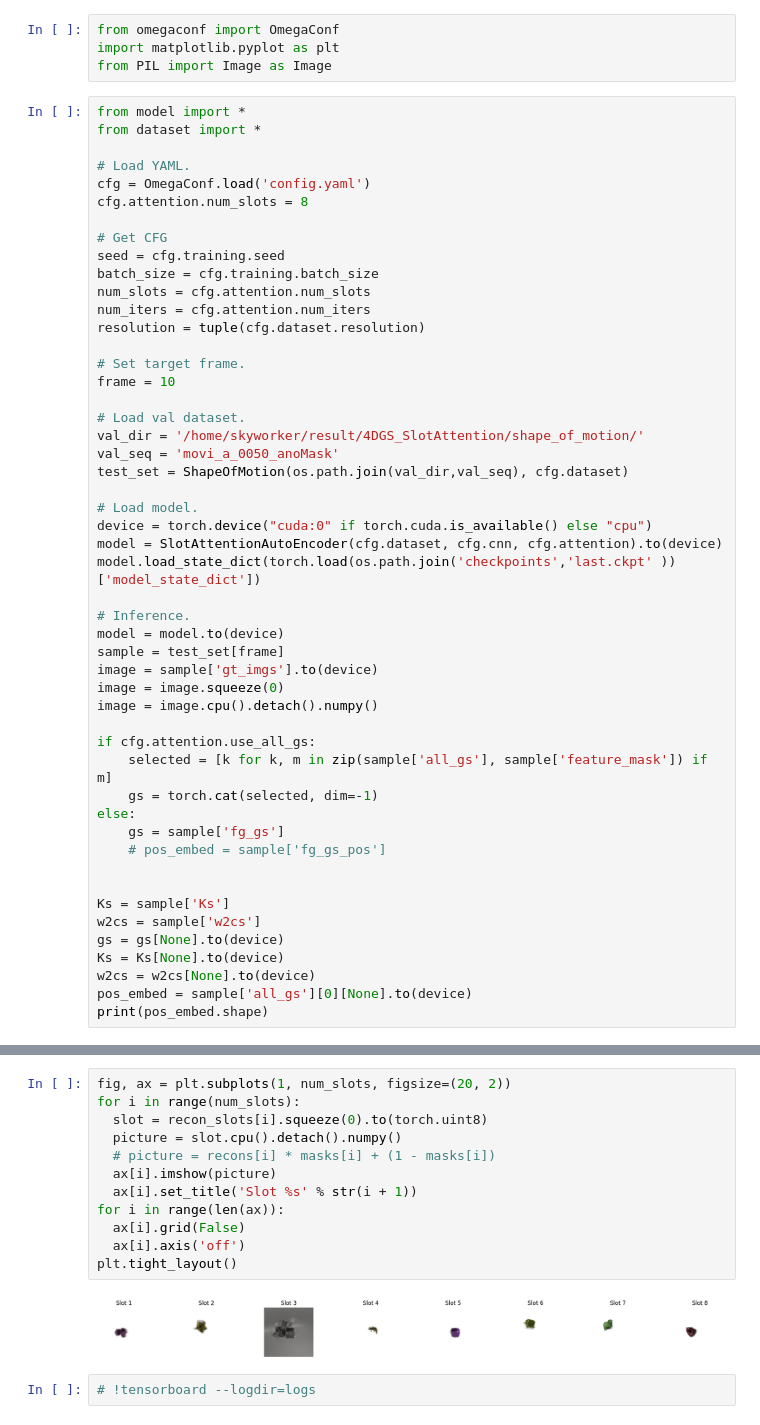
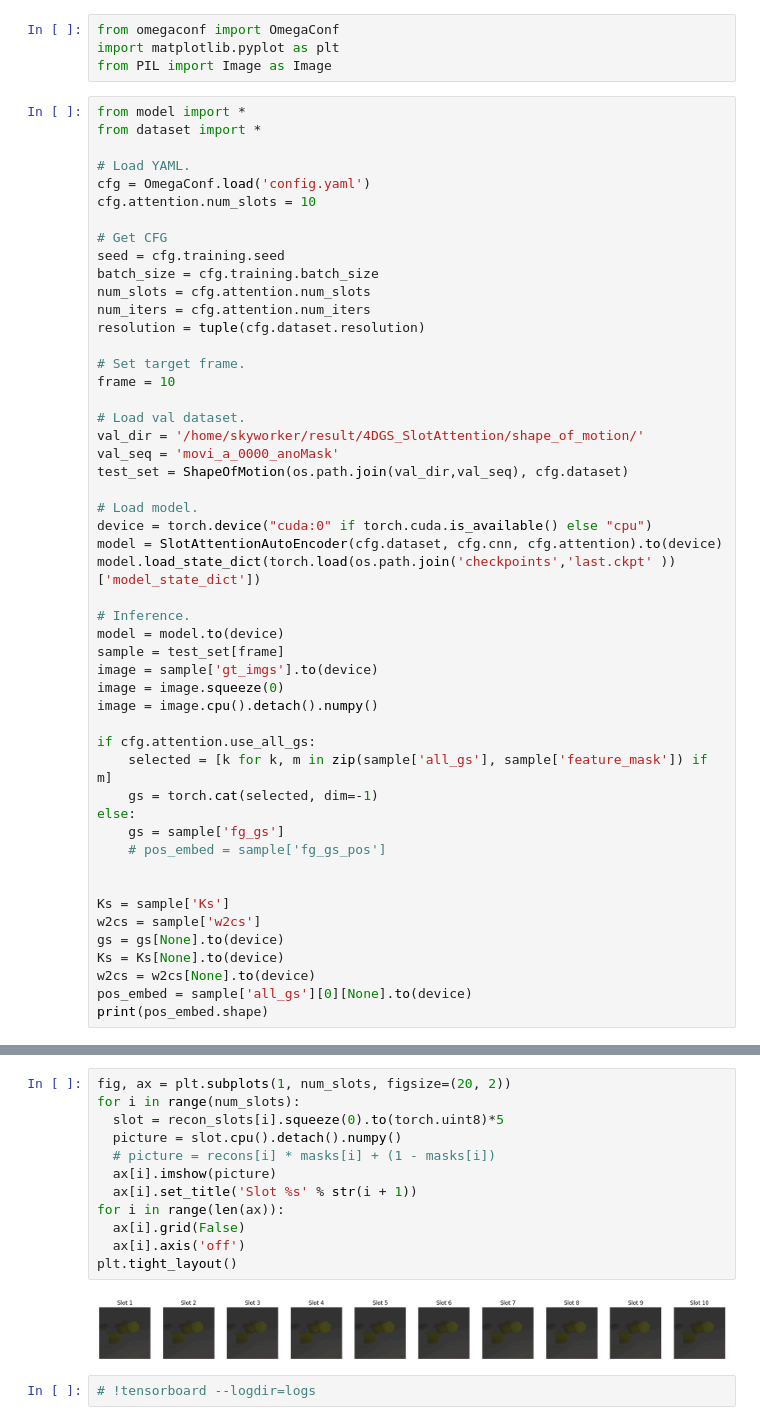
Before and after one commit to 00LukeSkyworker00/4dgs-slot-attention, a Jupyter notebook: eval.ipynb, the cells around one changed output, grey strips where cells are left out. Drawn from its saved outputs; the diff is of its cells as text.

Commit message:
try decode color with mask

```diff
--- a/eval.ipynb
+++ b/eval.ipynb
@@ -16,7 +16,7 @@ from dataset import *
 
 # Load YAML.
 cfg = OmegaConf.load('config.yaml')
-cfg.attention.num_slots = 8
+cfg.attention.num_slots = 10
 
 # Get CFG
 seed = cfg.training.seed
@@ -30,7 +30,7 @@ frame = 10
 
 # Load val dataset.
 val_dir = '/home/skyworker/result/4DGS_SlotAttention/shape_of_motion/'
-val_seq = 'movi_a_0050_anoMask'
+val_seq = 'movi_a_0000_anoMask'
 test_set = ShapeOfMotion(os.path.join(val_dir,val_seq), cfg.dataset)
 
 # Load model.
@@ -93,16 +93,16 @@ plt.tight_layout()
 # %%
 fig, ax = plt.subplots(1, num_slots, figsize=(20, 2))
 for i in range(num_slots):
-  slot = recon_slots[i].squeeze(0).to(torch.uint8)
+  slot = recon_slots[i].squeeze(0).to(torch.uint8)*5
   picture = slot.cpu().detach().numpy()
   # picture = recons[i] * masks[i] + (1 - masks[i])
   ax[i].imshow(picture)
   ax[i].set_title('Slot %s' % str(i + 1))
 for i in range(len(ax)):
   ax[i].grid(False)
   ax[i].axis('off')
 plt.tight_layout()
 # %% [output]
-[figure, old version]
+[figure, new version]
 # %%
 # !tensorboard --logdir=logs
```
Also changed, not shown: parts of 3 cells of this notebook, 2 other files.
